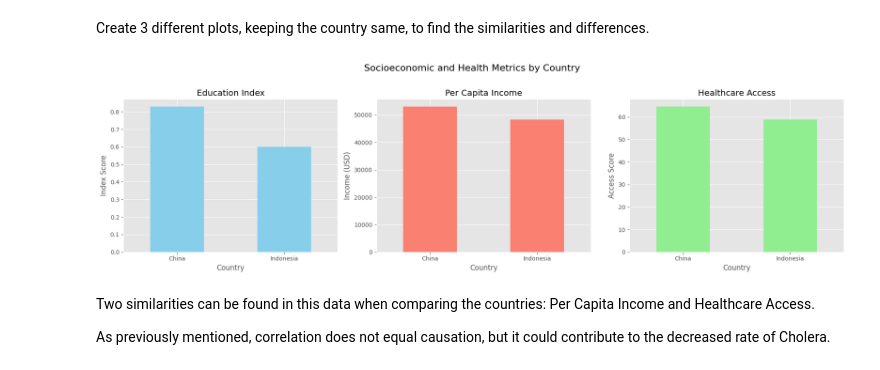
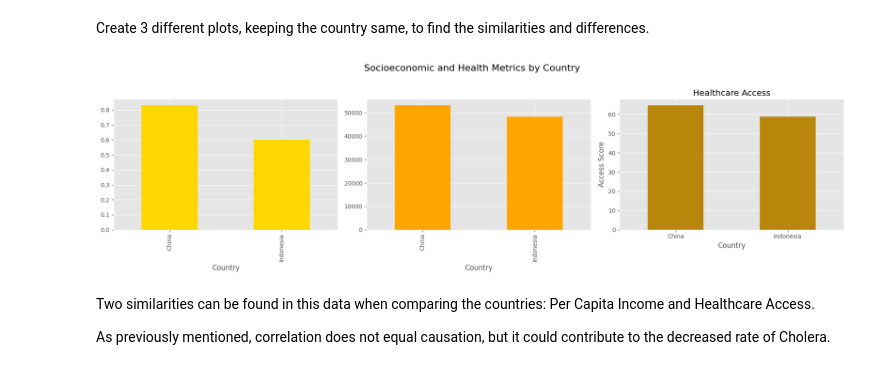
Before and after one commit to AipuAmeh/Global-Health-Stats, a Jupyter notebook: main.ipynb, the cells around one changed output. Cells and saved outputs as stored; diff of their text form; code cells hidden in the pictures.

Commit message:
improved redundancy of code by including a range loop to display facet chart

```diff
--- a/main.ipynb
+++ b/main.ipynb
@@ -361,47 +360,39 @@ Create 3 different plots, keeping the country same, to find the similarities and
 # %%
 fig, (ax1, ax2, ax3) = plt.subplots(1, 3, figsize=(18, 5), sharex=True)
 
-q4_df.plot(
-    kind='bar',
-    x='Country',
-    y='Education_Index',
-    ax=ax1,
-    color='skyblue',
-    legend=False
-)
-ax1.set_title('Education Index')
-ax1.set_ylabel('Index Score')
-ax1.tick_params(axis='x', rotation=0) # Keeps country names horizontal
+plot_config = {
+   "y_axis": ["Education_Index", "Per_Capita_Income", "Healthcare_Access"],
+     "ax": [ax1, ax2, ax3],
+     "color": ["gold", "orange", "darkgoldenrod"],
+     "graph_title": ["Education Index", "Per Capita Income", "Healthcare Access"],
+    "y_label": ["Index Score", "Income (USD)", "Access Score"]
+}
 
-q4_df.plot(
-    kind='bar',
-    x='Country',
-    y='Per_Capita_Income',
-    ax=ax2,
-    color='salmon',
-    legend=False
-)
-ax2.set_title('Per Capita Income')
-ax2.set_ylabel('Income (USD)')
-ax2.tick_params(axis='x', rotation=0)
+for i in range(3):
+   current_y = plot_config["y_axis"][i]
+   current_ax = plot_config["ax"][i]
+   current_color = plot_config["color"][i]
+   current_title = plot_config["graph_title"][i]
+   current_label = plot_config["y_label"][i]
 
-q4_df.plot(
-    kind='bar',
-    x='Country',
-    y='Healthcare_Access',
-    ax=ax3,
-    color='lightgreen',
-    legend=False
-)
-ax3.set_title('Healthcare Access')
-ax3.set_ylabel('Access Score')
-ax3.tick_params(axis='x', rotation=0)
+   q4_df.plot(
+        kind='bar',
+        x='Country',
+        y=current_y,
+        ax=current_ax,
+        color=current_color,
+        legend=False
+    )
+current_ax.set_title(current_title)
+current_ax.set_ylabel(current_label)
+current_ax.tick_params(axis='x', rotation=0)
+
 
 plt.suptitle('Socioeconomic and Health Metrics by Country', fontsize=16, y=1.02)
 plt.tight_layout()
 plt.show()
 # %% [output]
-[figure, old version]
+[figure, new version]
 # %% [markdown]
 Two similarities can be found in this data when comparing the countries: Per Capita Income and Healthcare Access.
 
```
Also changed, not shown: parts of 3 cells of this notebook.
